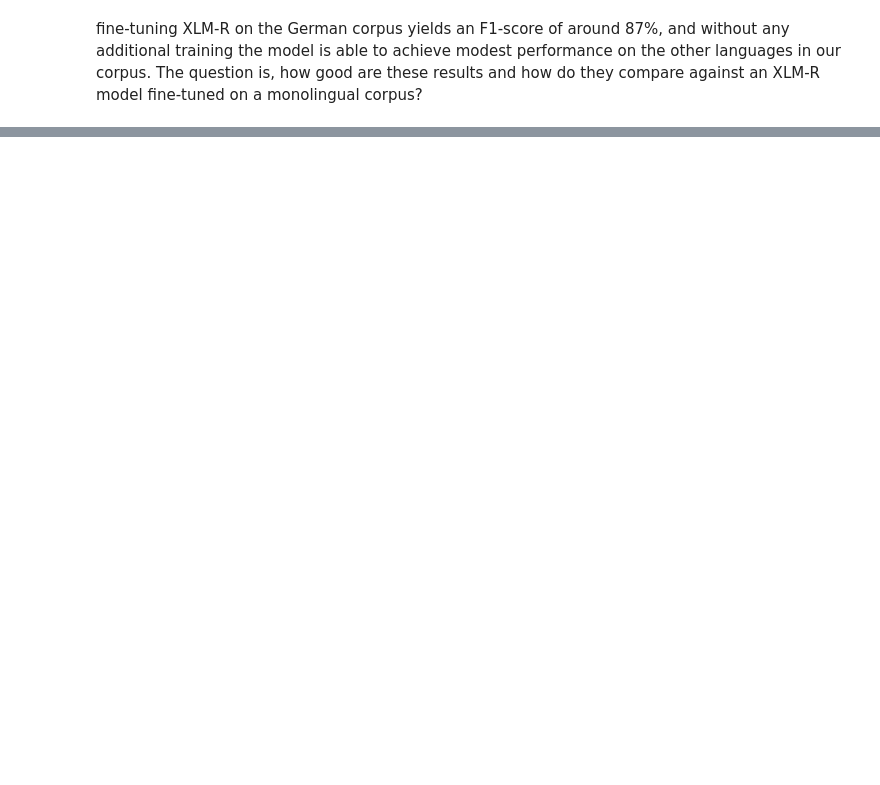
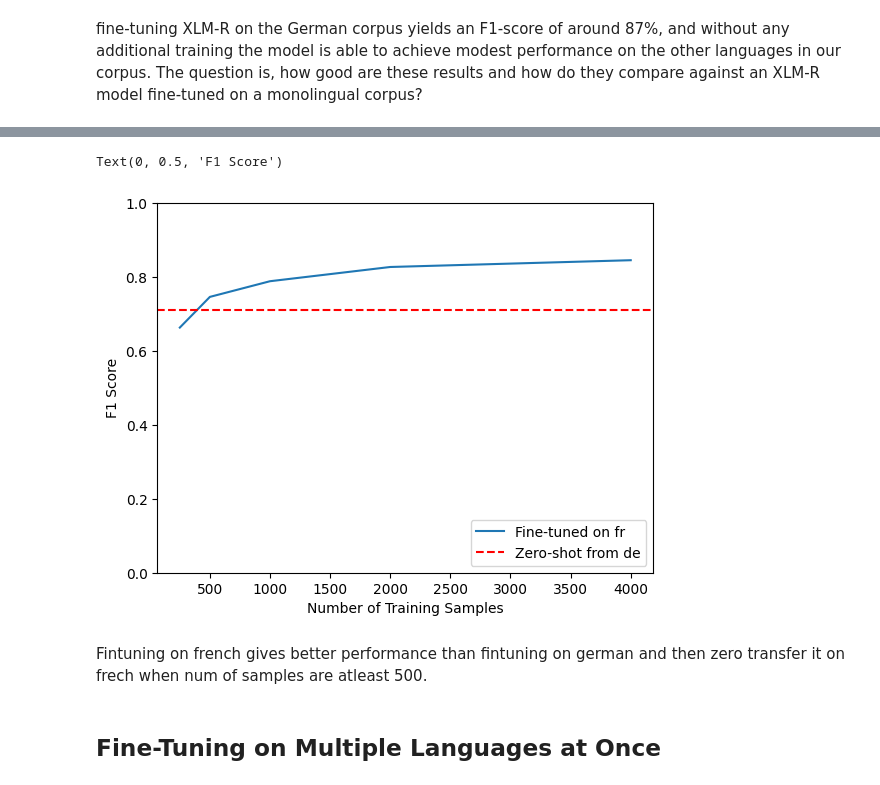
Before and after one commit to Sohaib9920/Transformer_Multilingual_NER, a Jupyter notebook: Transformer_Multilingual_Named_Entity_Recognition.ipynb, the cells around one changed output, grey strips where cells are left out. Saved outputs shown, nothing was run; the diff lists cells and outputs as text; code cells hidden in the pictures; blank space fills up the shorter version.

```diff
--- a/Transformer_Multilingual_Named_Entity_Recognition.ipynb
+++ b/Transformer_Multilingual_Named_Entity_Recognition.ipynb
@@ -364,4 +369,5 @@ training_args = TrainingArguments(
 # %%
+device = ("cuda" if torch.cuda.is_available() else "cpu")
 def model_init():
     return (AutoModelForTokenClassification
             .from_pretrained(xlmr_model_name, id2label=id2label, label2id=label2id, num_labels=tags.num_classes)
@@ -586,7 +592,8 @@ f1_scores["de"]["en"] = get_f1_score(trainer, panx_en_encoded["test"])
 [interactive output not drawn]
 [interactive output not drawn]
 # %%
-pd.DataFrame(f1_scores).sort_values("de", ascending=False)
+f1_scores = pd.DataFrame(f1_scores).sort_values("de", ascending=False)
+f1_scores
 # %% [output]
 |  | de |
 | de | 0.872210 |
@@ -604,3 +613,9 @@ def train_on_subset(dataset, num_samples):
     train_ds = dataset["train"].shuffle(seed=42).select(range(num_samples))
     valid_ds = dataset["validation"]
     test_ds = dataset["test"]
+    trainer = Trainer(model_init=model_init, args=training_args, data_collator=data_collator,
+                      train_dataset=train_ds, eval_dataset=valid_ds, tokenizer=xlmr_tokenizer,
+                      compute_metrics=compute_metrics)
+    trainer.train()
+    f1_score = trainer.predict(test_ds).metrics["test_f1"]
+    return pd.DataFrame({"num_samples": [num_samples], "f1_score": [f1_score]})
@@ -606,0 +628,4 @@ def train_on_subset(dataset, num_samples):
+# %%
+fr_metrics_df = pd.DataFrame()
+for num_samples in [250, 500, 1000, 2000, 4000]:
+    fr_metrics_df = pd.concat([fr_metrics_df, train_on_subset(panx_fr_encoded, num_samples)], axis=0)
@@ -606,0 +673,14 @@ def train_on_subset(dataset, num_samples):
+# %%
+fr_metrics_df.set_index("num_samples").plot()
+plt.axhline(f1_scores["de"]["fr"], c="r", ls="--")
+plt.legend(["Fine-tuned on fr", "Zero-shot from de"], loc="lower right")
+plt.ylim((0, 1))
+plt.xlabel("Number of Training Samples")
+plt.ylabel("F1 Score")
+# %% [output]
+Text(0, 0.5, 'F1 Score')
+[figure, added]
+# %% [markdown]
+Fintuning on french gives better performance than fintuning on german and then zero transfer it on frech when num of samples are atleast 500.
+# %% [markdown]
+## Fine-Tuning on Multiple Languages at Once
```
Also changed, not shown: parts of 14 cells of this notebook.
